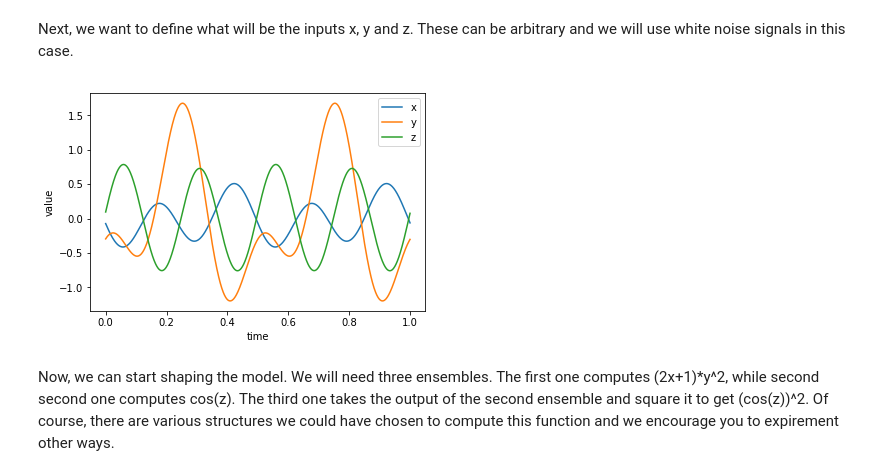
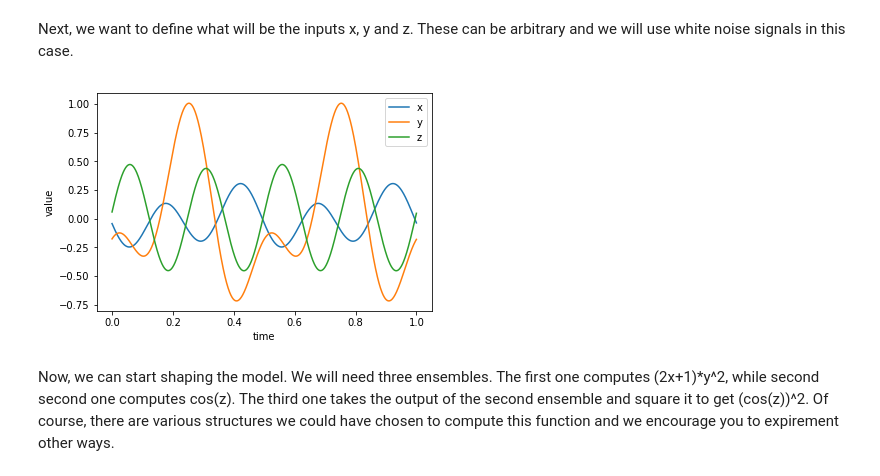
Before and after one commit to borisnz101/Deep-Learning-with-NENGO, a Jupyter notebook: Deep Learning with NENGO.ipynb, the cells around one changed output. Saved outputs shown, nothing was run; the diff lists cells and outputs as text; code cells hidden in the pictures.

```diff
--- a/Deep Learning with NENGO.ipynb
+++ b/Deep Learning with NENGO.ipynb
@@ -33,24 +33,27 @@ import numpy as np
 import tensorflow as tf
 # %%
 #We start off with creating a network named "function"
-net = nengo.Network(label="function")
+net = nengo.Network(seed=0, label="function")
+net.config[nengo.Ensemble].neuron_type = nengo.RectifiedLinear()
+net.config[nengo.Ensemble].max_rates = nengo.dists.Uniform(0, 1)
+net.config[nengo.Connection].synapse = None
 # %% [markdown]
 Next, we want to define what will be the inputs x, y and z. These can be arbitrary and we will use white noise signals in this case.
 # %%
 #We create three input nodes for x, y, z and assign them a white noise generated with nengo.processes
 with net:
-    x, y, z = [nengo.Node(nengo.processes.WhiteSignal(0.5, 5, seed=s))for s in range(3)]
+    x, y, z = [nengo.Node(nengo.processes.WhiteSignal(0.5, 5, rms=0.3, seed=s))for s in range(3)]
 
 #The matplot package can give us a graphical representation of the signals [OPTIONAL]
 plt.figure()
 plt.plot(np.linspace(0 ,1, 1000), x.output.run(1.0), label='x')
 plt.plot(np.linspace(0 ,1, 1000), y.output.run(1.0), label='y')
 plt.plot(np.linspace(0 ,1, 1000), z.output.run(1.0), label='z')
 plt.xlabel("time")
 plt.ylabel("value")
 plt.legend();
 # %% [output]
-[figure, old version]
+[figure, new version]
 # %% [markdown]
 Now, we can start shaping the model. We will need three ensembles. The first one computes (2x+1)*y^2, while second second one computes cos(z). The third one takes the output of the second ensemble and square it to get (cos(z))^2. Of course, there are various structures we could have chosen to compute this function and we encourage you to expirement other ways.
 # %%
```
Also changed, not shown: parts of 6 cells of this notebook.
